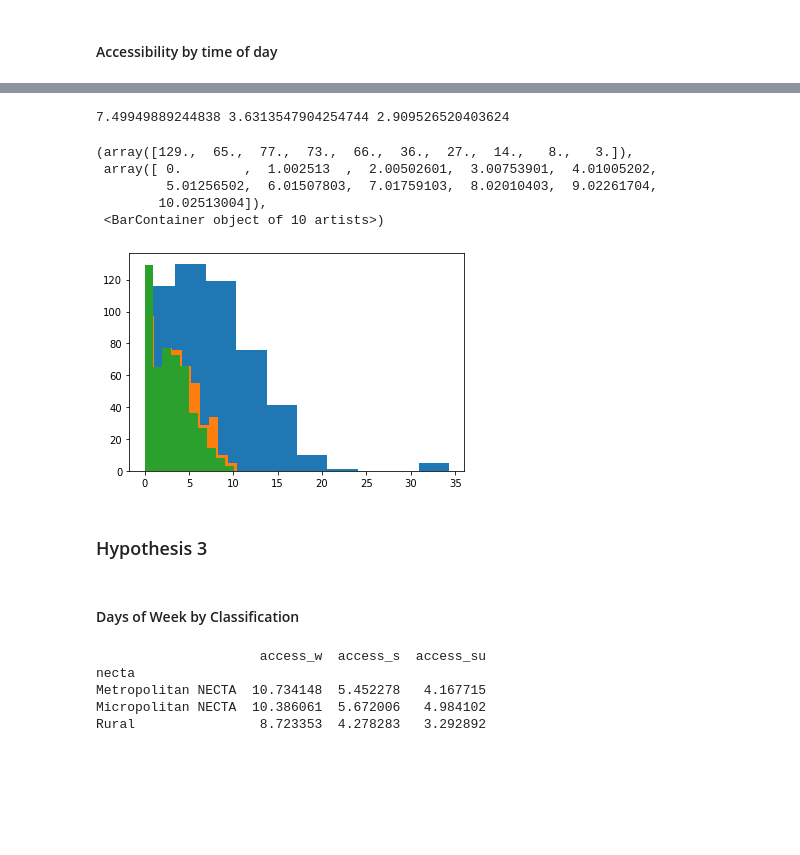
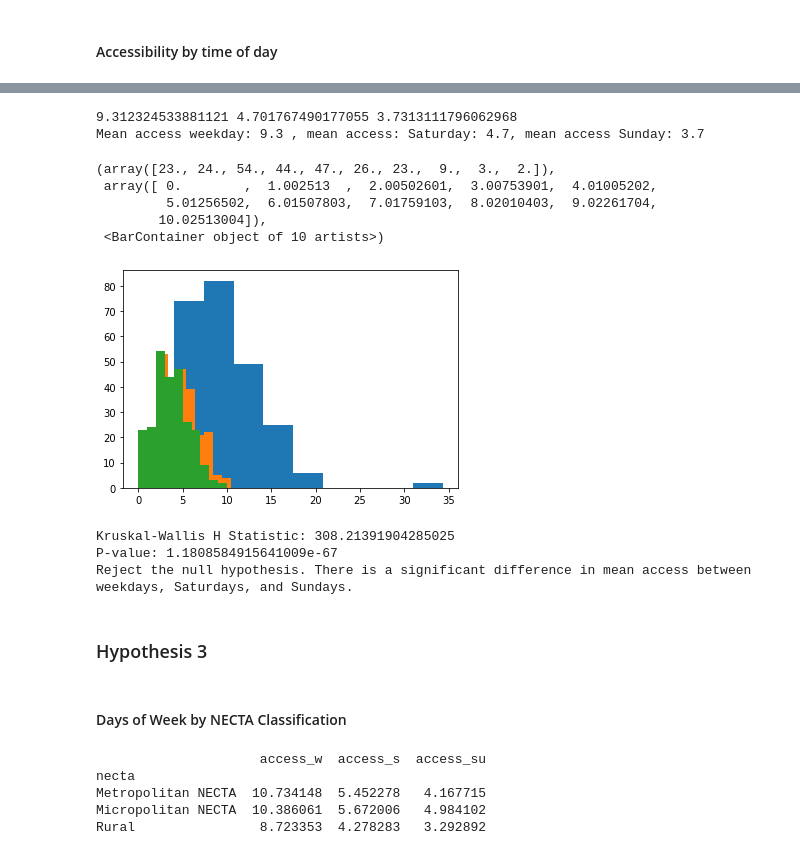
Before and after one commit to samroubin/VTPharmacy, a Jupyter notebook: procedure/code/02_Pharmacy_Accessibility_Analysis.ipynb, the cells around one changed output, grey strips where cells are left out. Drawn from its saved outputs; the diff is of its cells as text; code cells hidden in the pictures; blank space fills up the shorter version.

```diff
--- a/procedure/code/02_Pharmacy_Accessibility_Analysis.ipynb
+++ b/procedure/code/02_Pharmacy_Accessibility_Analysis.ipynb
@@ -636,6 +628,7 @@ pop_join['sp_ratio_22s'] = np.where(pop_join['sat_close'] >= 22, pop_join['sat_s
 
 # Sunday morning
 pop_join['sp_ratio_su'] = pop_join['sun_staff'] / pop_join['total_value']
+pop_join['sp_ratio_7su'] = np.where(pop_join['sun_open'] <= 7, pop_join['sun_staff'] / pop_join['total_value'], np.nan)
 pop_join['sp_ratio_8su'] = np.where(pop_join['sun_open'] <= 8, pop_join['sun_staff'] / pop_join['total_value'], np.nan)
 pop_join['sp_ratio_9su'] = np.where(pop_join['sun_open'] <= 9, pop_join['sun_staff'] / pop_join['total_value'], np.nan)
 pop_join['sp_ratio_10su'] = np.where(pop_join['sun_open'] <= 10, pop_join['sun_staff'] / pop_join['total_value'], np.nan)
@@ -663,18 +656,29 @@ frag_join['sp_weighted_7w'] = frag_join['sp_ratio_7w']*frag_join['weight']
 frag_join['sp_weighted_8w'] = frag_join['sp_ratio_8w']*frag_join['weight']
 frag_join['sp_weighted_9w'] = frag_join['sp_ratio_9w']*frag_join['weight']
 frag_join['sp_weighted_10w'] = frag_join['sp_ratio_10w']*frag_join['weight']
+frag_join['sp_weighted_11w'] = frag_join['sp_ratio_11w']*frag_join['weight']
 
+frag_join['sp_weighted_14w'] = frag_join['sp_ratio_14w']*frag_join['weight']
+frag_join['sp_weighted_15w'] = frag_join['sp_ratio_15w']*frag_join['weight']
+frag_join['sp_weighted_16w'] = frag_join['sp_ratio_16w']*frag_join['weight']
 frag_join['sp_weighted_17w'] = frag_join['sp_ratio_17w']*frag_join['weight']
 frag_join['sp_weighted_18w'] = frag_join['sp_ratio_18w']*frag_join['weight']
 frag_join['sp_weighted_19w'] = frag_join['sp_ratio_19w']*frag_join['weight']
 frag_join['sp_weighted_20w'] = frag_join['sp_ratio_20w']*frag_join['weight']
 frag_join['sp_weighted_21w'] = frag_join['sp_ratio_20w']*frag_join['weight']
 frag_join['sp_weighted_22w'] = frag_join['sp_ratio_20w']*frag_join['weight']
+
 # Saturday
 frag_join['sp_weighted_s'] = frag_join['sp_ratio_s']*frag_join['weight']
+frag_join['sp_weighted_7s'] = frag_join['sp_ratio_7s']*frag_join['weight']
 frag_join['sp_weighted_8s'] = frag_join['sp_ratio_8s']*frag_join['weight']
 frag_join['sp_weighted_9s'] = frag_join['sp_ratio_9s']*frag_join['weight']
 frag_join['sp_weighted_10s'] = frag_join['sp_ratio_10s']*frag_join['weight']
+frag_join['sp_weighted_11s'] = frag_join['sp_ratio_11s']*frag_join['weight']
+
+frag_join['sp_weighted_14s'] = frag_join['sp_ratio_14s']*frag_join['weight']
+frag_join['sp_weighted_15s'] = frag_join['sp_ratio_15s']*frag_join['weight']
+frag_join['sp_weighted_16s'] = frag_join['sp_ratio_16s']*frag_join['weight']
 frag_join['sp_weighted_17s'] = frag_join['sp_ratio_17s']*frag_join['weight']
 frag_join['sp_weighted_18s'] = frag_join['sp_ratio_18s']*frag_join['weight']
 frag_join['sp_weighted_19s'] = frag_join['sp_ratio_19s']*frag_join['weight']
@@ -684,10 +688,12 @@ frag_join['sp_weighted_22s'] = frag_join['sp_ratio_22s']*frag_join['weight']
 
 # Sunday
 frag_join['sp_weighted_su'] = frag_join['sp_ratio_su']*frag_join['weight']
+frag_join['sp_weighted_7su'] = frag_join['sp_ratio_7su']*frag_join['weight']
 frag_join['sp_weighted_8su'] = frag_join['sp_ratio_8su']*frag_join['weight']
 frag_join['sp_weighted_9su'] = frag_join['sp_ratio_9su']*frag_join['weight']
 frag_join['sp_weighted_10su'] = frag_join['sp_ratio_9su']*frag_join['weight']
 frag_join['sp_weighted_11su'] = frag_join['sp_ratio_9su']*frag_join['weight']
+
 frag_join['sp_weighted_14su'] = frag_join['sp_ratio_14su']*frag_join['weight']
 frag_join['sp_weighted_15su'] = frag_join['sp_ratio_15su']*frag_join['weight']
 frag_join['sp_weighted_16su'] = frag_join['sp_ratio_16su']*frag_join['weight']
@@ -737,16 +744,26 @@ accessibility_towns['access_7w'] = accessibility_towns['sp_weighted_7w']*10000
 accessibility_towns['access_8w'] = accessibility_towns['sp_weighted_8w']*10000
 accessibility_towns['access_9w'] = accessibility_towns['sp_weighted_9w']*10000
 accessibility_towns['access_10w'] = accessibility_towns['sp_weighted_10w']*10000
+accessibility_towns['access_11w'] = accessibility_towns['sp_weighted_11w']*10000
+accessibility_towns['access_14w'] = accessibility_towns['sp_weighted_14w']*10000
+accessibility_towns['access_15w'] = accessibility_towns['sp_weighted_15w']*10000
+accessibility_towns['access_16w'] = accessibility_towns['sp_weighted_16w']*10000
 accessibility_towns['access_17w'] = accessibility_towns['sp_weighted_17w']*10000
 accessibility_towns['access_18w'] = accessibility_towns['sp_weighted_18w']*10000
 accessibility_towns['access_19w'] = accessibility_towns['sp_weighted_19w']*10000
 accessibility_towns['access_20w'] = accessibility_towns['sp_weighted_20w']*10000
-accessibility_towns['access_21w'] = accessibility_towns['sp_weighted_22w']*10000
+accessibility_towns['access_21w'] = accessibility_towns['sp_weighted_21w']*10000
+accessibility_towns['access_22w'] = accessibility_towns['sp_weighted_22w']*10000
 
 # Saturday times
+accessibility_towns['access_7s'] = accessibility_towns['sp_weighted_7s']*10000
 accessibility_towns['access_8s'] = accessibility_towns['sp_weighted_8s']*10000
 accessibility_towns['access_9s'] = accessibility_towns['sp_weighted_9s']*10000
 accessibility_towns['access_10s'] = accessibility_towns['sp_weighted_10s']*10000
+accessibility_towns['access_11s'] = accessibility_towns['sp_weighted_11s']*10000
+accessibility_towns['access_14s'] = accessibility_towns['sp_weighted_14s']*10000
+accessibility_towns['access_15s'] = accessibility_towns['sp_weighted_15s']*10000
+accessibility_towns['access_16s'] = accessibility_towns['sp_weighted_16s']*10000
 accessibility_towns['access_17s'] = accessibility_towns['sp_weighted_17s']*10000
 accessibility_towns['access_18s'] = accessibility_towns['sp_weighted_18s']*10000
 accessibility_towns['access_19s'] = accessibility_towns['sp_weighted_19s']*10000
@@ -755,6 +772,7 @@ accessibility_towns['access_21s'] = accessibility_towns['sp_weighted_21s']*10000
 accessibility_towns['access_22s'] = accessibility_towns['sp_weighted_22s']*10000
 
 # Sunday times
+accessibility_towns['access_7su'] = accessibility_towns['sp_weighted_7su']*10000
 accessibility_towns['access_8su'] = accessibility_towns['sp_weighted_8su']*10000
 accessibility_towns['access_9su'] = accessibility_towns['sp_weighted_9su']*10000
 accessibility_towns['access_10su'] = accessibility_towns['sp_weighted_10su']*10000
@@ -1021,25 +1033,45 @@ plt.show()
 # %%
 # Calculate average accessibility for Weeekday, Sat, Sun
-print(accessibility_towns['access_w'].mean(), accessibility_towns['access_s'].mean(), accessibility_towns['access_su'].mean())
+print(mapping_df['access_w'].mean(), mapping_df['access_s'].mean(), mapping_df['access_su'].mean())
+print("Mean access weekday: 9.3 , mean access: Saturday: 4.7, mean access Sunday: 3.7")
+
+access_w_test = pd.Series(mapping_df['access_w'])
+access_s_test = pd.Series(mapping_df['access_s'])
+access_su_test = pd.Series(mapping_df['access_su'])
 
 # Check for normal distribution between days of week
-plt.hist(accessibility_towns['access_w'], bins=10)
-plt.hist(accessibility_towns['access_s'], bins=10)
-plt.hist(accessibility_towns['access_su'], bins=10)
-
-# Run Kruskall Wallis Test
+plt.hist(access_w_test, bins=10)
+plt.hist(access_s_test , bins=10)
+plt.hist(access_su_test, bins=10)
 # %% [output]
-7.49949889244838 3.6313547904254744 2.909526520403624
+9.312324533881121 4.701767490177055 3.7313111796062968
+Mean access weekday: 9.3 , mean access: Saturday: 4.7, mean access Sunday: 3.7
-(array([129.,  65.,  77.,  73.,  66.,  36.,  27.,  14.,   8.,   3.]),
+(array([23., 24., 54., 44., 47., 26., 23.,  9.,  3.,  2.]),
  array([ 0.        ,  1.002513  ,  2.00502601,  3.00753901,  4.01005202,
          5.01256502,  6.01507803,  7.01759103,  8.02010403,  9.02261704,
         10.02513004]),
  <BarContainer object of 10 artists>)
-[figure, old version]
+[figure, new version]
+# %%
+# Run Kruskall Wallis Test
+h_statistic_2, p_value_2 = kruskal(access_w_test, access_s_test, access_su_test)
+
+print("Kruskal-Wallis H Statistic:", h_statistic_2)
+print("P-value:", p_value_2)
+
+alpha = 0.05
+if p_value_2 < alpha:
+    print("Reject the null hypothesis. There is a significant difference in mean access between weekdays, Saturdays, and Sundays.")
+else:
+    print("Fail to reject the null hypothesis. There is no significant difference in mean access between days.")
+# %% [output]
+Kruskal-Wallis H Statistic: 308.21391904285025
+P-value: 1.1808584915641009e-67
+Reject the null hypothesis. There is a significant difference in mean access between weekdays, Saturdays, and Sundays.
 # %% [markdown]
 ### Hypothesis 3
 # %% [markdown]
-#### Days of Week by Classification
+#### Days of Week by NECTA Classification
 # %%
 # Average Accessibility by Day and NECTA
 mapping_df['necta'].fillna('Rural', inplace=True)
```
Also changed, not shown: parts of 11 cells of this notebook.
